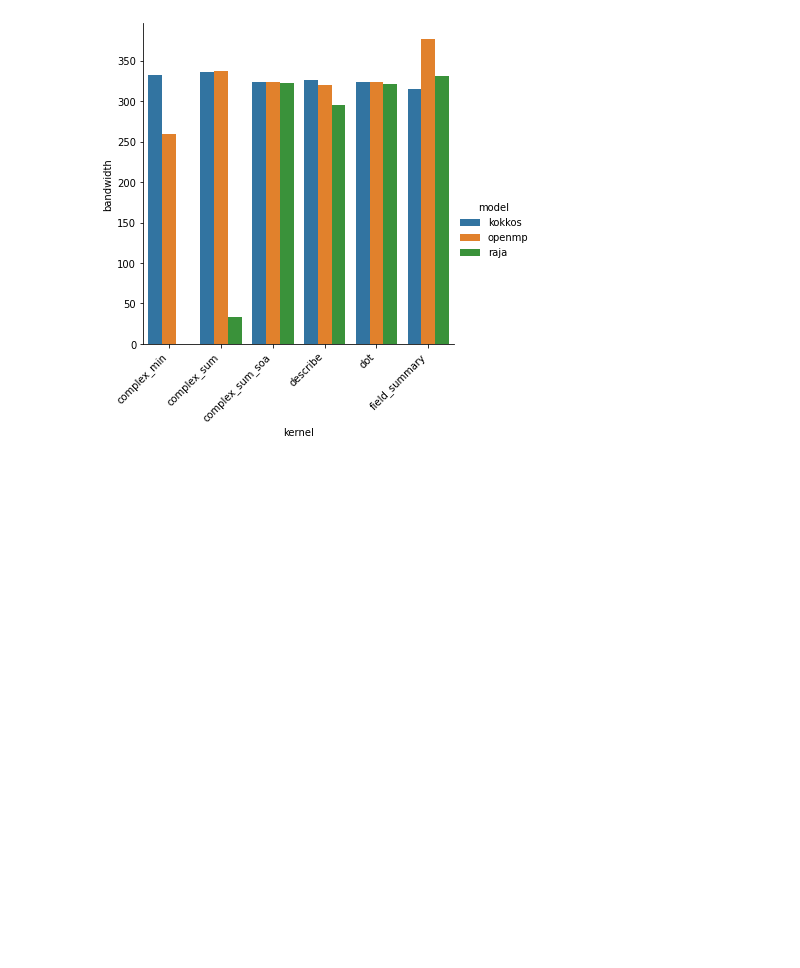
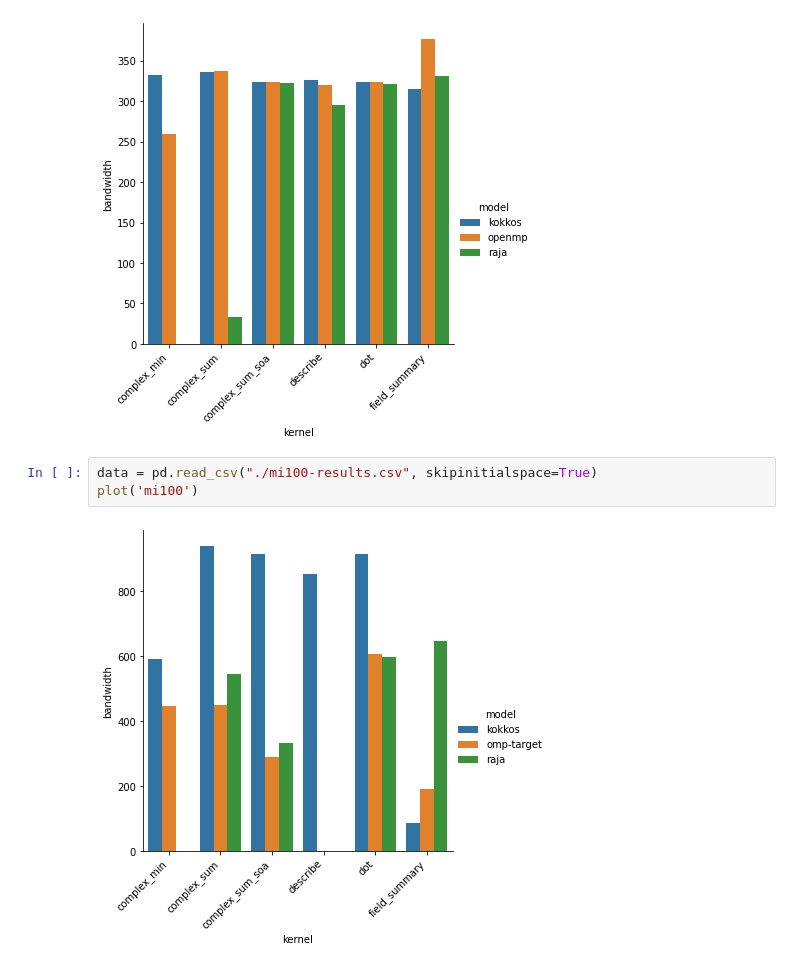
Before and after one commit to UoB-HPC/everythingsreduced, a Jupyter notebook: results/results.ipynb, the cells around one changed output. Drawn from its saved outputs; the diff is of its cells as text; blank space fills up the shorter version.

```diff
--- a/results/results.ipynb
+++ b/results/results.ipynb
@@ -51,3 +51,8 @@ plot_c('rome', 'aocc')
 # %% [output]
 [figure]
 [figure]
+# %%
+data = pd.read_csv("./mi100-results.csv", skipinitialspace=True)
+plot('mi100')
+# %% [output]
+[figure, added]
```
Also changed, not shown: parts of 1 cell of this notebook.
